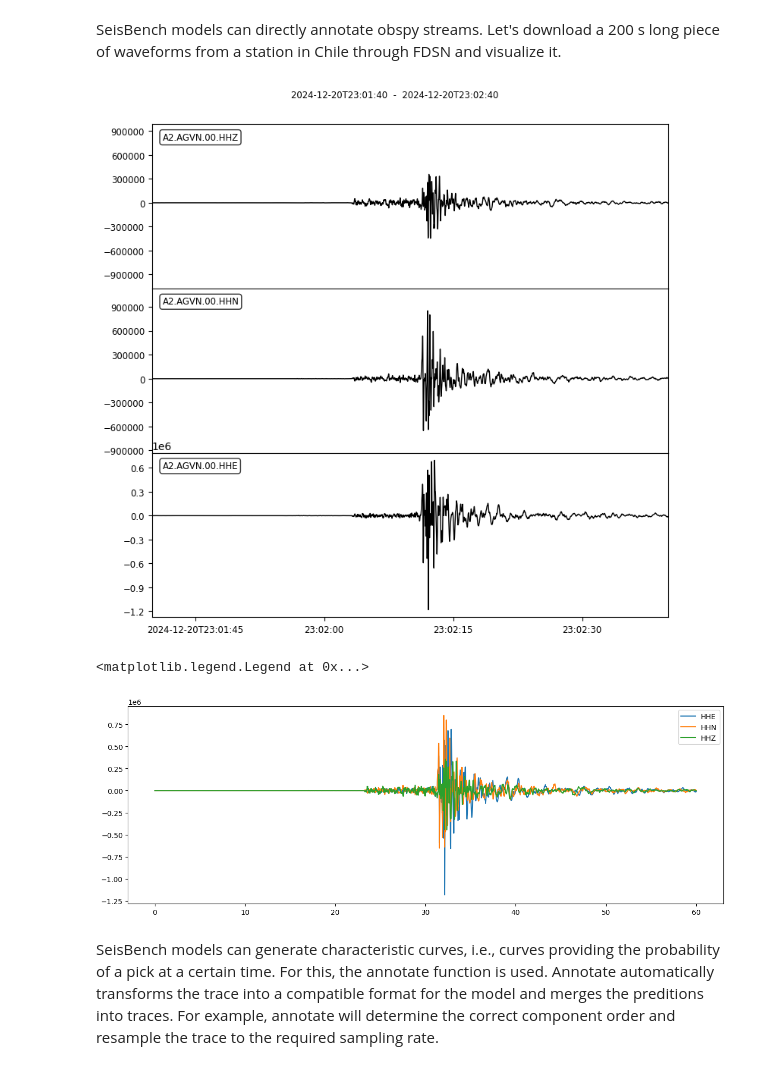
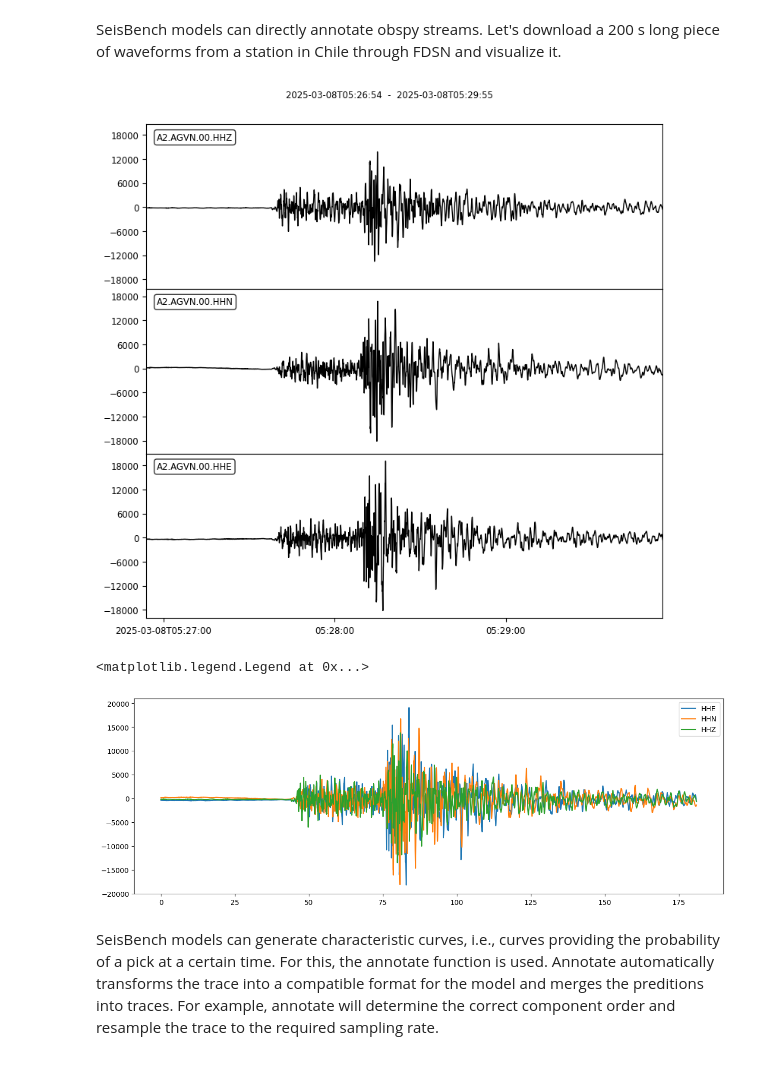
Before and after one commit to karineharutyunyan/Data-science-ML, a Jupyter notebook: examples/01b_model_api.ipynb, the cells around one changed output. Cells and saved outputs as stored; diff of their text form; code cells hidden in the pictures.

```diff
--- a/examples/01b_model_api.ipynb
+++ b/examples/01b_model_api.ipynb
@@ -124,27 +124,27 @@ SeisBench models can directly annotate obspy streams. Let's download a 200 s lon
 # %%
 from obspy.clients.fdsn import Client
 from obspy import UTCDateTime
 import matplotlib.pyplot as plt
 
 client = Client("IRIS")
 
-start_time = UTCDateTime("2024-12-20T23:02:00")
+start_time = UTCDateTime("2025-03-08T05:26:55")
 # end_time   = UTCDateTime("2024-12-20T23:02:29.99000Z")
 
 # t = UTCDateTime("2007/01/02 05:48:50")
-stream = client.get_waveforms(network="A2", station="AGVN", location="*", channel="HH?", starttime=start_time-20, endtime=start_time+40)
+stream = client.get_waveforms(network="A2", station="AGVN", location="*", channel="HH?", starttime=start_time-1, endtime=start_time+180)
 
 stream.plot()
 
 fig = plt.figure(figsize=(15, 5))
 ax = fig.add_subplot(111)
 for i in range(3):
     ax.plot(stream[i].times(), stream[i].data, label=stream[i].stats.channel)
 ax.legend()
 # %% [output]
-[figure, old version]
+[figure, new version]
 <matplotlib.legend.Legend at 0x...>
-[figure, old version]
+[figure, new version]
 # %% [markdown]
 SeisBench models can generate characteristic curves, i.e., curves providing the probability of a pick at a certain time. For this, the annotate function is used. Annotate automatically transforms the trace into a compatible format for the model and merges the preditions into traces. For example, annotate will determine the correct component order and resample the trace to the required sampling rate.
 # %%
```
Also changed, not shown: parts of 20 cells of this notebook.
